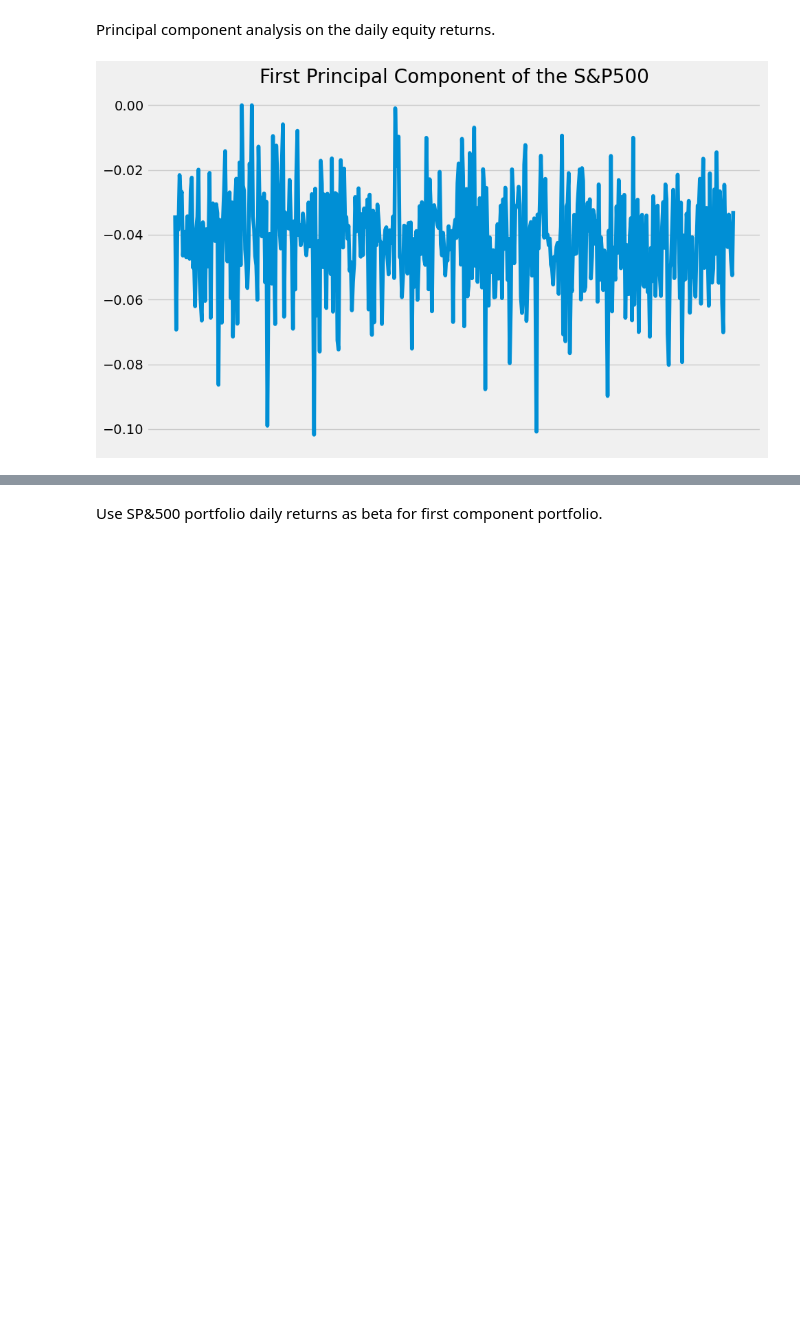
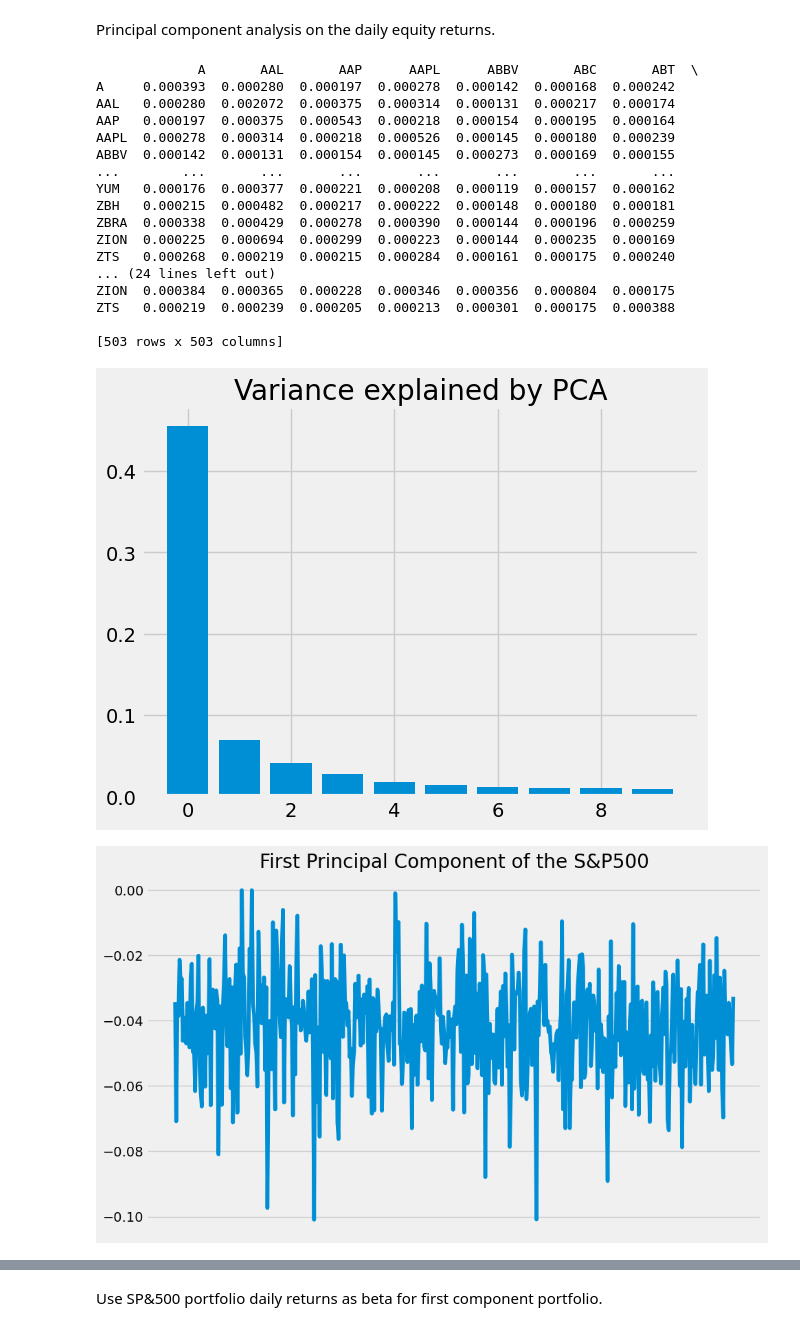
Before and after one commit to pkur3k/Principal-Component-Analysis-of-Equity-Returns, a Jupyter notebook: PCA_equity_returns_SP500.ipynb, the cells around one changed output, grey strips where cells are left out. Drawn from its saved outputs; the diff is of its cells as text; code cells hidden in the pictures; blank space fills up the shorter version.

```diff
--- a/PCA_equity_returns_SP500.ipynb
+++ b/PCA_equity_returns_SP500.ipynb
@@ -17,7 +17,7 @@ print(tickers)
 # %% [output]
 ['MMM', 'AOS', 'ABT', 'ABBV', 'ACN', 'ATVI', 'ADM', 'ADBE', 'ADP', 'AAP', 'AES', 'AFL', 'A', 'APD', 'AKAM', 'ALK', 'ALB', 'ARE', 'ALGN', 'ALLE', 'LNT', 'ALL', 'GOOGL', 'GOOG', 'MO', 'AMZN', 'AMCR', 'A ...
 # %%
-daily_prices = yf.download(tickers, start='2020-01-01')['Adj Close']
+df = yf.download(tickers, start='2020-01-01')
 # %% [output]
 [*********************100%***********************]  503 of 503 completed
 
@@ -29,4 +29,6 @@ Calculate daily returns and create graph of the daily equity returns.
 # %%
 import numpy as np
 
-daily_returns = daily_prices.apply(np.log).diff(1)
+daily_returns = df['Adj Close'].pct_change()
+daily_returns_log =  np.log(df['Adj Close']).diff()
+print(daily_returns)
@@ -51,12 +101,48 @@ Principal component analysis on the daily equity returns.
 # %%
 from sklearn.decomposition import PCA
 
-pca = PCA(1).fit(daily_returns.fillna(0))
+# Calculate stock's daily return covariance
 
-first_pc = pd.Series(index=daily_returns.columns, data=pca.components_[0])
+daily_returns_cov = daily_returns[1:].cov()
+print(daily_returns_cov)
+
+# PCA using SKLEARN, n=10 first ten components (eigenvectors)
+
+pca_decomp = PCA(n_components=10)
+pca_model = pca_decomp.fit_transform(daily_returns.fillna(0))
+#pca_model = daily_returns.fillna(0).dot(pca_decomp.components_.T)
+#pca_model = pca_model - pca_model.mean(axis=0)
+
+# Graph variance explained by PCA
+
+plt.bar(range(10), pca_decomp.explained_variance_ratio_)
+plt.title('Variance explained by PCA')
+plt.show()
+
+# Plot first principal component
+
+first_pc = pd.Series(index=daily_returns.columns, data=pca_decomp.components_[0,:])
 
 first_pc.plot(figsize=(10,6), xticks=[], grid=True, title='First Principal Component of the S&P500')
 plt.tight_layout()
 # %% [output]
+             A       AAL       AAP      AAPL      ABBV       ABC       ABT  \
+A     0.000393  0.000280  0.000197  0.000278  0.000142  0.000168  0.000242
+AAL   0.000280  0.002072  0.000375  0.000314  0.000131  0.000217  0.000174
+AAP   0.000197  0.000375  0.000543  0.000218  0.000154  0.000195  0.000164
+AAPL  0.000278  0.000314  0.000218  0.000526  0.000145  0.000180  0.000239
+ABBV  0.000142  0.000131  0.000154  0.000145  0.000273  0.000169  0.000155
+...        ...       ...       ...       ...       ...       ...       ...
+YUM   0.000176  0.000377  0.000221  0.000208  0.000119  0.000157  0.000162
+ZBH   0.000215  0.000482  0.000217  0.000222  0.000148  0.000180  0.000181
+ZBRA  0.000338  0.000429  0.000278  0.000390  0.000144  0.000196  0.000259
+ZION  0.000225  0.000694  0.000299  0.000223  0.000144  0.000235  0.000169
+ZTS   0.000268  0.000219  0.000215  0.000284  0.000161  0.000175  0.000240
+... (24 lines left out)
+ZION  0.000384  0.000365  0.000228  0.000346  0.000356  0.000804  0.000175
+ZTS   0.000219  0.000239  0.000205  0.000213  0.000301  0.000175  0.000388
+
+[503 rows x 503 columns]
-[figure, old version]
+[figure, new version]
+[figure, added]
 # %% [markdown]
```
Also changed, not shown: parts of 10 cells of this notebook.
